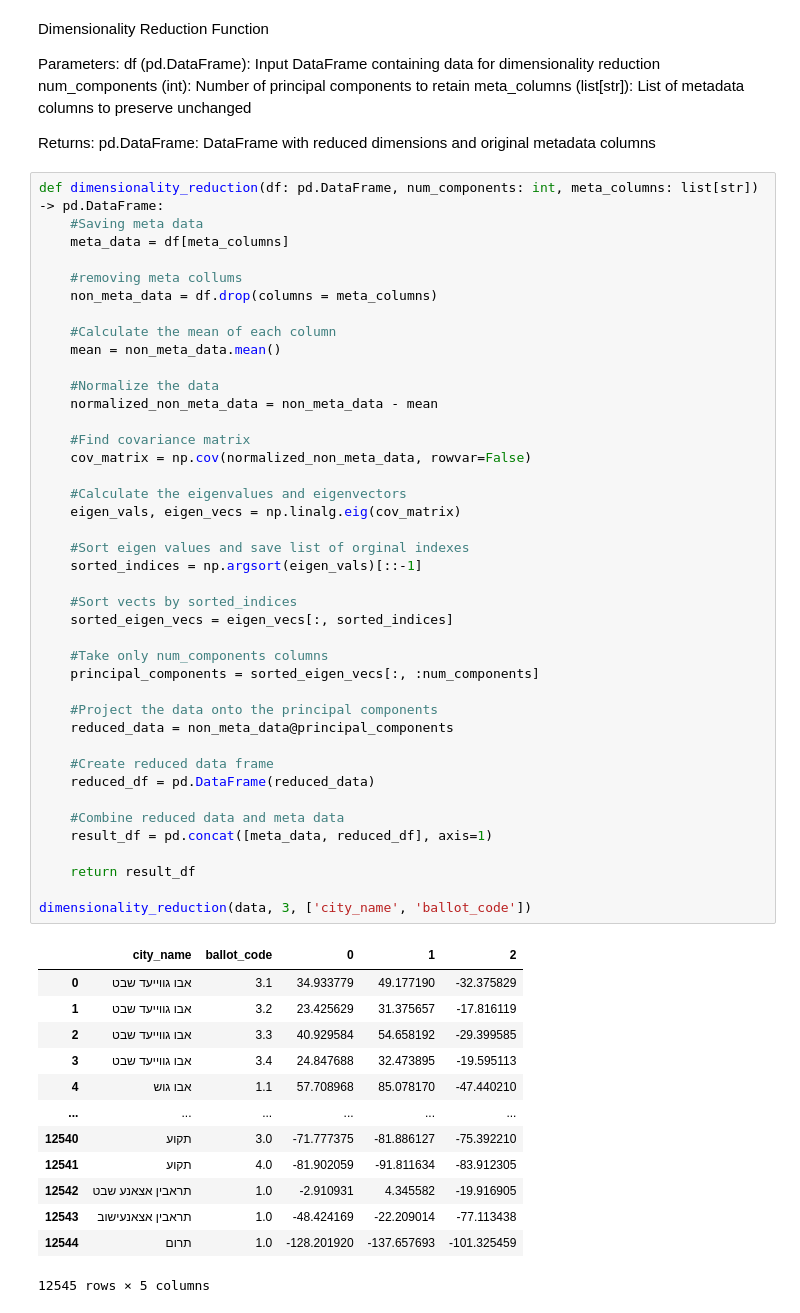
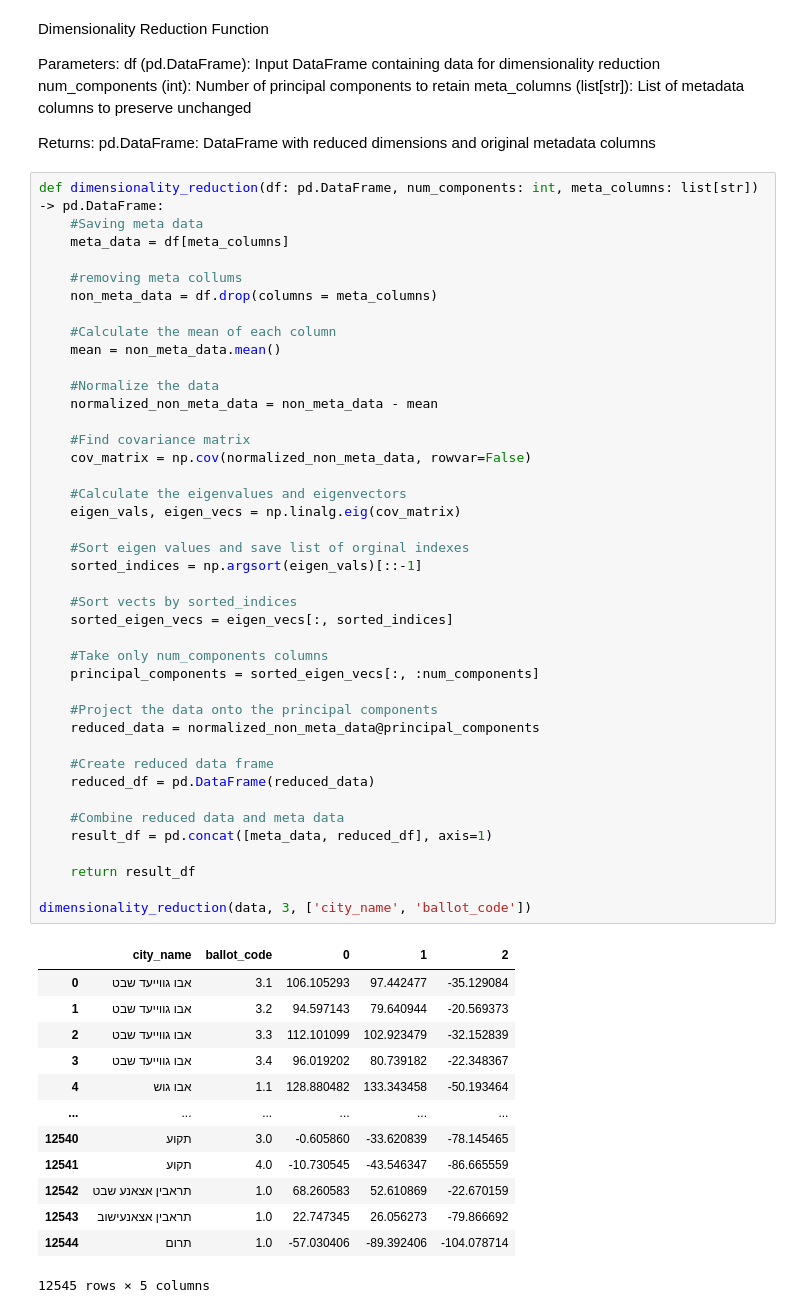
Before and after one commit to MichaelBabiy23/Dimensionality_Reduction, a Jupyter notebook: funcDemo.ipynb, the cells around one changed output. Saved outputs shown, nothing was run; the diff lists cells and outputs as text.

Commit message:
changed in dimensionality_reduction multi to normalized data instead of non normalized data.

```diff
--- a/funcDemo.ipynb
+++ b/funcDemo.ipynb
@@ -140,43 +140,43 @@ def dimensionality_reduction(df: pd.DataFrame, num_components: int, meta_columns
     normalized_non_meta_data = non_meta_data - mean
 
     #Find covariance matrix
     cov_matrix = np.cov(normalized_non_meta_data, rowvar=False)
 
     #Calculate the eigenvalues and eigenvectors
     eigen_vals, eigen_vecs = np.linalg.eig(cov_matrix)
 
     #Sort eigen values and save list of orginal indexes
     sorted_indices = np.argsort(eigen_vals)[::-1]
 
     #Sort vects by sorted_indices
     sorted_eigen_vecs = eigen_vecs[:, sorted_indices]
 
     #Take only num_components columns
     principal_components = sorted_eigen_vecs[:, :num_components]
 
     #Project the data onto the principal components
-    reduced_data = non_meta_data@principal_components
+    reduced_data = normalized_non_meta_data@principal_components
 
     #Create reduced data frame
     reduced_df = pd.DataFrame(reduced_data)
 
     #Combine reduced data and meta data
     result_df = pd.concat([meta_data, reduced_df], axis=1)
 
     return result_df
 
 dimensionality_reduction(data, 3, ['city_name', 'ballot_code'])
 # %% [output]
 |  | city_name | ballot_code | 0 | 1 | 2 |
-| 0 | אבו גווייעד שבט | 3.1 | 34.933779 | 49.177190 | -32.375829 |
-| 1 | אבו גווייעד שבט | 3.2 | 23.425629 | 31.375657 | -17.816119 |
-| 2 | אבו גווייעד שבט | 3.3 | 40.929584 | 54.658192 | -29.399585 |
-| 3 | אבו גווייעד שבט | 3.4 | 24.847688 | 32.473895 | -19.595113 |
-| 4 | אבו גוש | 1.1 | 57.708968 | 85.078170 | -47.440210 |
+| 0 | אבו גווייעד שבט | 3.1 | 106.105293 | 97.442477 | -35.129084 |
+| 1 | אבו גווייעד שבט | 3.2 | 94.597143 | 79.640944 | -20.569373 |
+| 2 | אבו גווייעד שבט | 3.3 | 112.101099 | 102.923479 | -32.152839 |
+| 3 | אבו גווייעד שבט | 3.4 | 96.019202 | 80.739182 | -22.348367 |
+| 4 | אבו גוש | 1.1 | 128.880482 | 133.343458 | -50.193464 |
 | ... | ... | ... | ... | ... | ... |
-| 12540 | תקוע | 3.0 | -71.777375 | -81.886127 | -75.392210 |
-| 12541 | תקוע | 4.0 | -81.902059 | -91.811634 | -83.912305 |
-| 12542 | תראבין אצאנע שבט | 1.0 | -2.910931 | 4.345582 | -19.916905 |
-| 12543 | תראבין אצאנעישוב | 1.0 | -48.424169 | -22.209014 | -77.113438 |
-| 12544 | תרום | 1.0 | -128.201920 | -137.657693 | -101.325459 |
+| 12540 | תקוע | 3.0 | -0.605860 | -33.620839 | -78.145465 |
+| 12541 | תקוע | 4.0 | -10.730545 | -43.546347 | -86.665559 |
+| 12542 | תראבין אצאנע שבט | 1.0 | 68.260583 | 52.610869 | -22.670159 |
+| 12543 | תראבין אצאנעישוב | 1.0 | 22.747345 | 26.056273 | -79.866692 |
+| 12544 | תרום | 1.0 | -57.030406 | -89.392406 | -104.078714 |
 12545 rows × 5 columns
```
